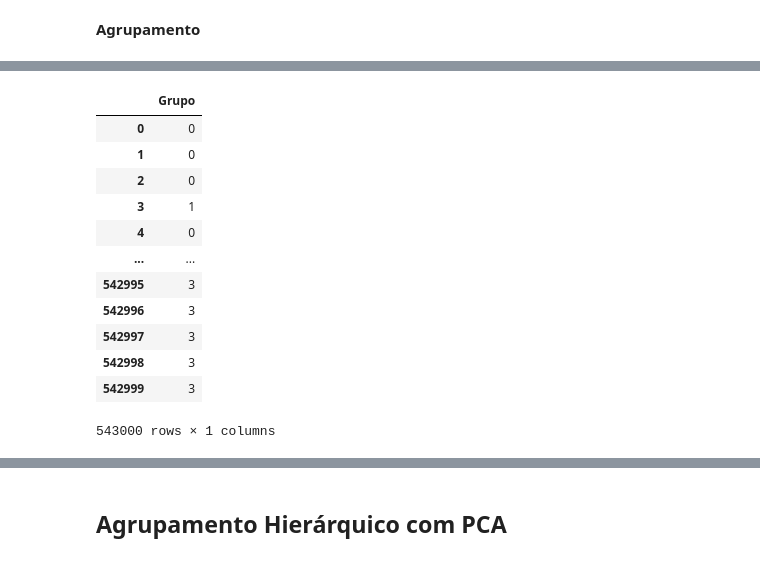
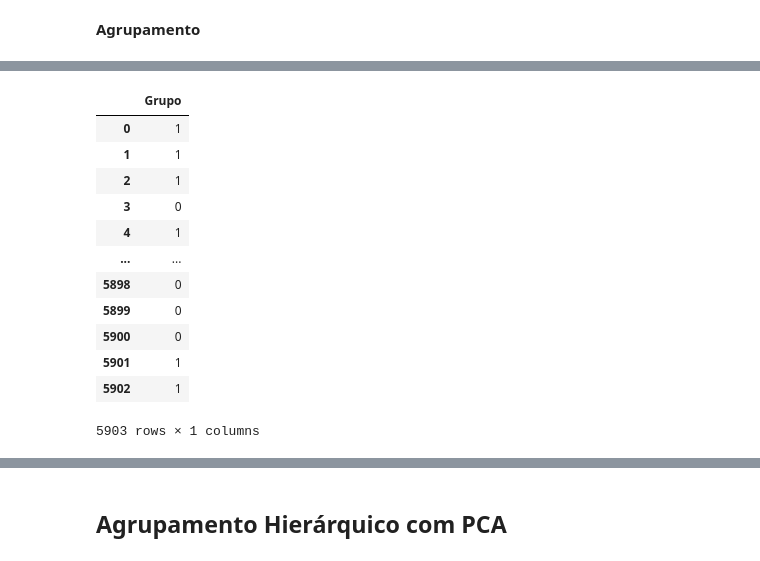
Before and after one commit to gabrieldilay/NaoSupervisionadoCovid, a Jupyter notebook: CovidNaoSupervisionado.ipynb, the cells around one changed output, grey strips where cells are left out. Cells and saved outputs as stored; diff of their text form; code cells hidden in the pictures.

```diff
--- a/CovidNaoSupervisionado.ipynb
+++ b/CovidNaoSupervisionado.ipynb
@@ -266,0 +273,2 @@ df2_esc.shape
+# %%
+df2_pca = pca.fit_transform(df2_esc)
@@ -269,9 +297,9 @@ df2_esc.shape
 # %%
 from sklearn.cluster import KMeans
 wcss = []
-for i in range(1,15):
+for i in range(1, 11):
     kmeans = KMeans(n_clusters = i, init = 'k-means++', random_state = 5, max_iter = 300)
-    kmeans.fit(df2_esc)
+    kmeans.fit(df2_pca)
 # Método inertia para gerar o wcss
     wcss.append(kmeans.inertia_)
 # %%
@@ -290,6 +318,6 @@ plt.ylabel('WCSS');
 # %%
 kmeans = KMeans(n_clusters = 4, init = 'k-means++', random_state = 5, max_iter = 300)
 # %%
-kmeans2 = kmeans.fit(df2_esc)
+kmeans_fit = kmeans.fit(df2_pca)
 # %%
 # Coordenadas dos Centróides
@@ -315,5 +331,5 @@ array([[ 3.72507397e+01,  1.00000000e+00, -1.38715428e-13,
 # %%
 # Classificação dos dados
-classificacao2 = kmeans2.labels_
-classificacao2
+classificacao = kmeans_fit.labels_
+classificacao
 # %% [output]
@@ -325,18 +354,18 @@ classificacao2[199]
 # %%
-agrupamento2 = pd.DataFrame(classificacao2, columns = ['Grupo'])
-agrupamento2
+agrupamento = pd.DataFrame(classificacao, columns = ['Grupo'])
+agrupamento
 # %% [output]
 |  | Grupo |
-| 0 | 0 |
-| 1 | 0 |
-| 2 | 0 |
-| 3 | 1 |
-| 4 | 0 |
+| 0 | 1 |
+| 1 | 1 |
+| 2 | 1 |
+| 3 | 0 |
+| 4 | 1 |
 | ... | ... |
-| 542995 | 3 |
-| 542996 | 3 |
-| 542997 | 3 |
-| 542998 | 3 |
-| 542999 | 3 |
+| 5898 | 0 |
+| 5899 | 0 |
+| 5900 | 0 |
+| 5901 | 1 |
+| 5902 | 1 |
-543000 rows × 1 columns
+5903 rows × 1 columns
 # %%
```
Also changed, not shown: parts of 50 cells of this notebook.
